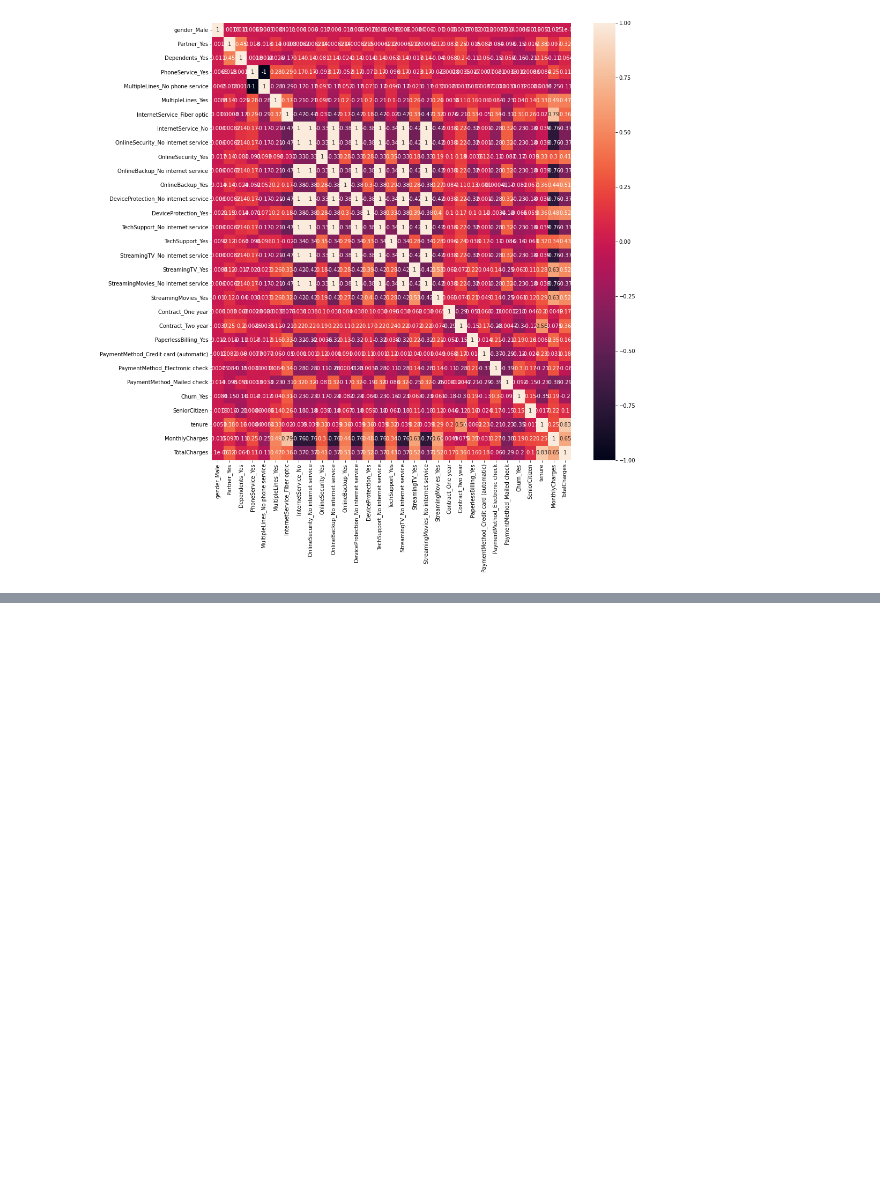
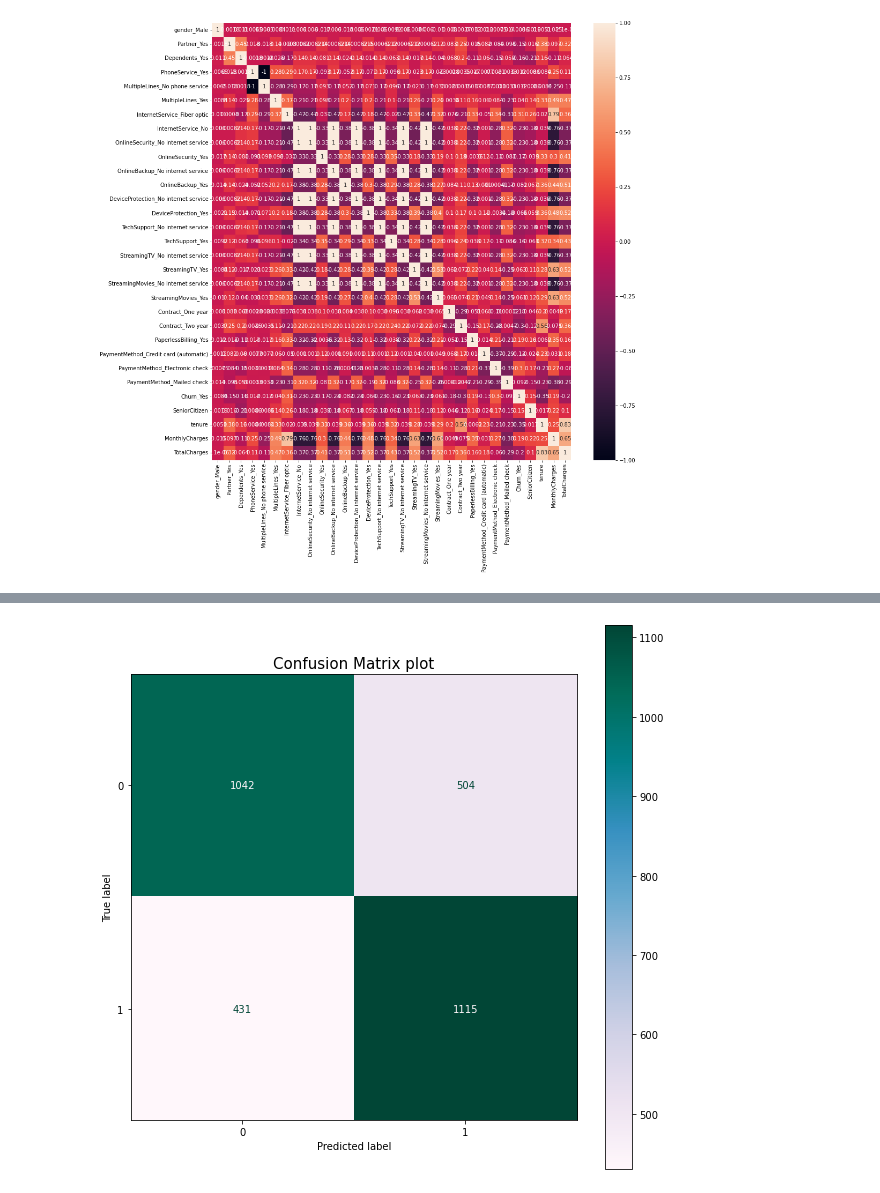
Before and after one commit to suhasmaddali/Telco-Customer-Churn-Prediction, a Jupyter notebook: Data Mining Telco Final Project.ipynb, the cells around one changed output, grey strips where cells are left out. Drawn from its saved outputs; the diff is of its cells as text; code cells hidden in the pictures; blank space fills up the shorter version.

```diff
--- a/Data Mining Telco Final Project.ipynb
+++ b/Data Mining Telco Final Project.ipynb
@@ -644,9 +644,9 @@ plt.show()
 X = df_final.drop(['Churn_Yes'], axis = 1)
 y = df_final['Churn_Yes']
 # %%
-X_train, X_test, y_train, y_test  = train_test_split(X, y, test_size = 0.3, random_state = 101)
+X_train, X_cv, y_train, y_cv  = train_test_split(X, y, test_size = 0.3, random_state = 101)
 # %%
 scaler = StandardScaler()
 scaler.fit(X_train)
 X_train_transformed = scaler.transform(X_train)
-X_test_transformed = scaler.transform(X_test)
+X_cv_transformed = scaler.transform(X_cv)
@@ -652,0 +683,4 @@ X_test_transformed = scaler.transform(X_test)
+# %%
+sampler = SMOTE()
+X_train_transformed, y_train = sampler.fit_resample(X_train_transformed, y_train)
+X_cv_transformed, y_cv = sampler.fit_resample(X_cv_transformed, y_cv)
@@ -652,0 +689,4 @@ X_test_transformed = scaler.transform(X_test)
+# %%
+model = KNeighborsClassifier()
+model.fit(X_train_transformed, y_train)
+y_predictions = model.predict(X_cv_transformed)
@@ -652,0 +711,7 @@ X_test_transformed = scaler.transform(X_test)
+# %%
+fig, ax = plt.subplots(figsize = (10, 10))
+plot_confusion_matrix(model, X_cv_transformed, y_cv, ax = ax, cmap = 'PuBuGn')
+plt.title("Confusion Matrix plot", fontsize = 15)
+plt.show()
+# %% [output]
+[figure, added]
```
Also changed, not shown: parts of 69 cells of this notebook.
